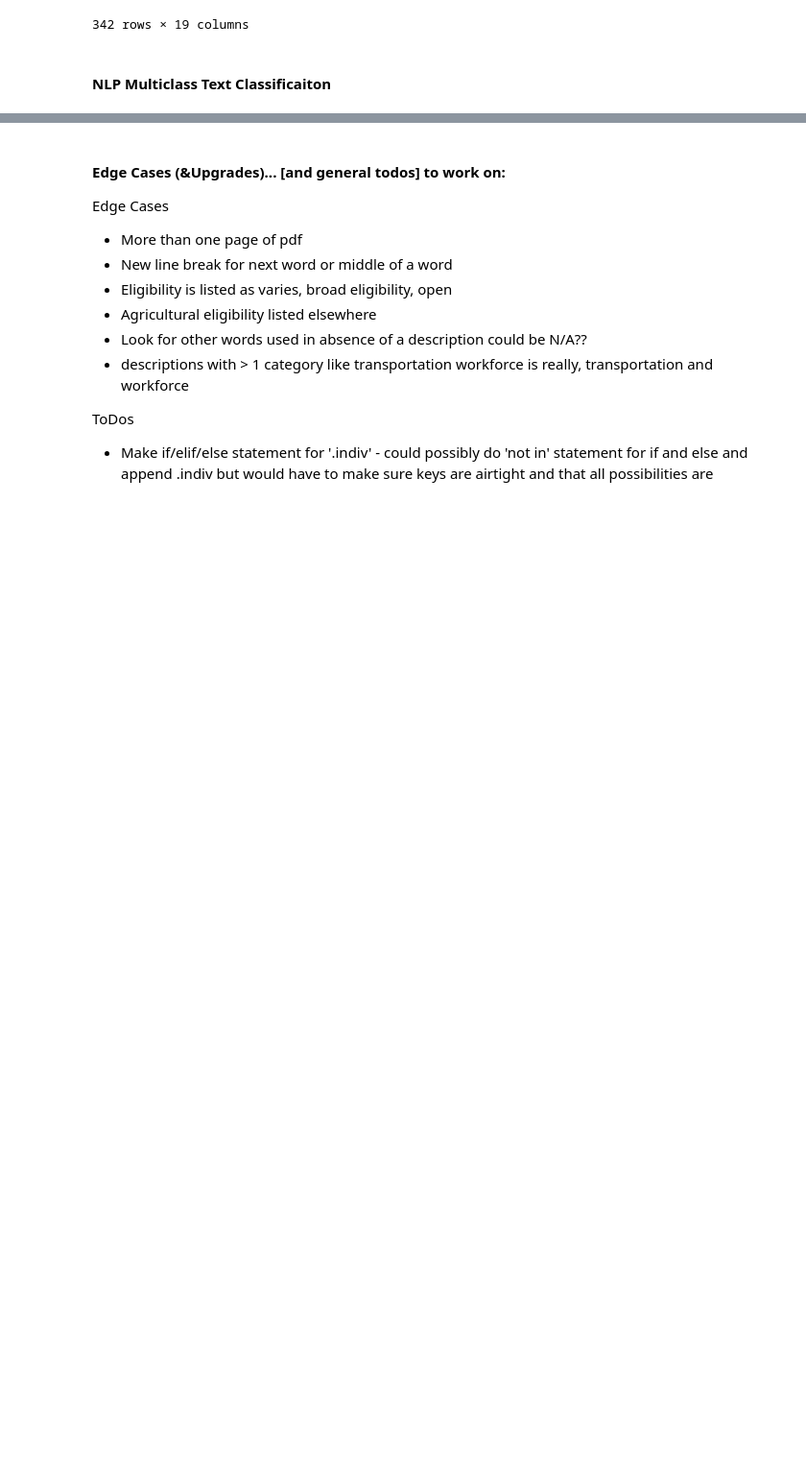
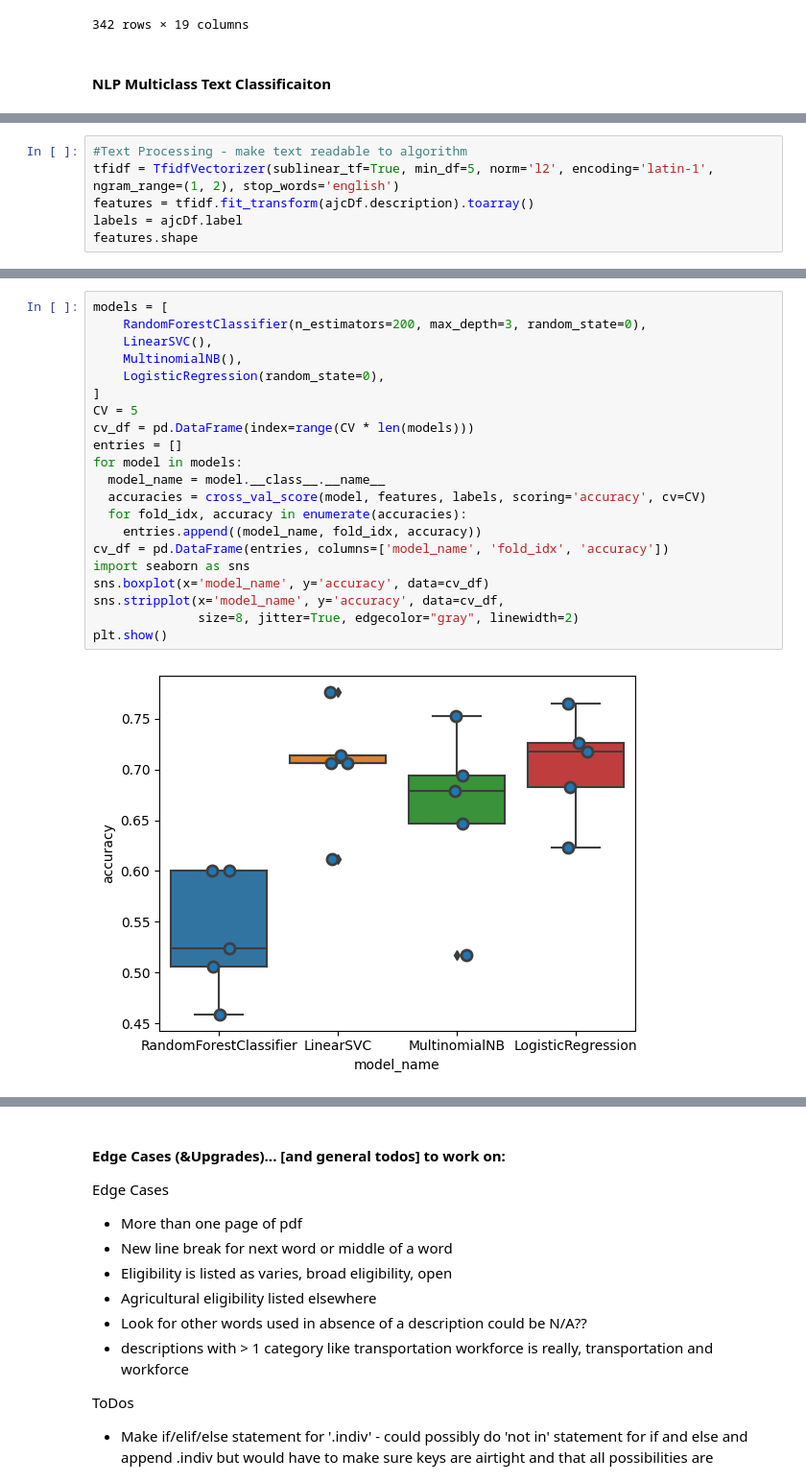
Before and after one commit to osiau/CEED, a Jupyter notebook: parse.ipynb, the cells around one changed output, grey strips where cells are left out. Shown: that part at 96% size. Cells and saved outputs as stored; diff of their text form; blank space fills up the shorter version.

Commit message:
more text classification progress

```diff
--- a/parse.ipynb
+++ b/parse.ipynb
@@ -250,0 +261,6 @@ plt.show()
+# %%
+#Text Processing - make text readable to algorithm
+tfidf = TfidfVectorizer(sublinear_tf=True, min_df=5, norm='l2', encoding='latin-1', ngram_range=(1, 2), stop_words='english')
+features = tfidf.fit_transform(ajcDf.description).toarray()
+labels = ajcDf.label
+features.shape
@@ -250,0 +286,23 @@ plt.show()
+# %%
+models = [
+    RandomForestClassifier(n_estimators=200, max_depth=3, random_state=0),
+    LinearSVC(),
+    MultinomialNB(),
+    LogisticRegression(random_state=0),
+]
+CV = 5
+cv_df = pd.DataFrame(index=range(CV * len(models)))
+entries = []
+for model in models:
+  model_name = model.__class__.__name__
+  accuracies = cross_val_score(model, features, labels, scoring='accuracy', cv=CV)
+  for fold_idx, accuracy in enumerate(accuracies):
+    entries.append((model_name, fold_idx, accuracy))
+cv_df = pd.DataFrame(entries, columns=['model_name', 'fold_idx', 'accuracy'])
+import seaborn as sns
+sns.boxplot(x='model_name', y='accuracy', data=cv_df)
+sns.stripplot(x='model_name', y='accuracy', data=cv_df,
+              size=8, jitter=True, edgecolor="gray", linewidth=2)
+plt.show()
+# %% [output]
+[figure, added]
```
Also changed, not shown: parts of 9 cells of this notebook.
